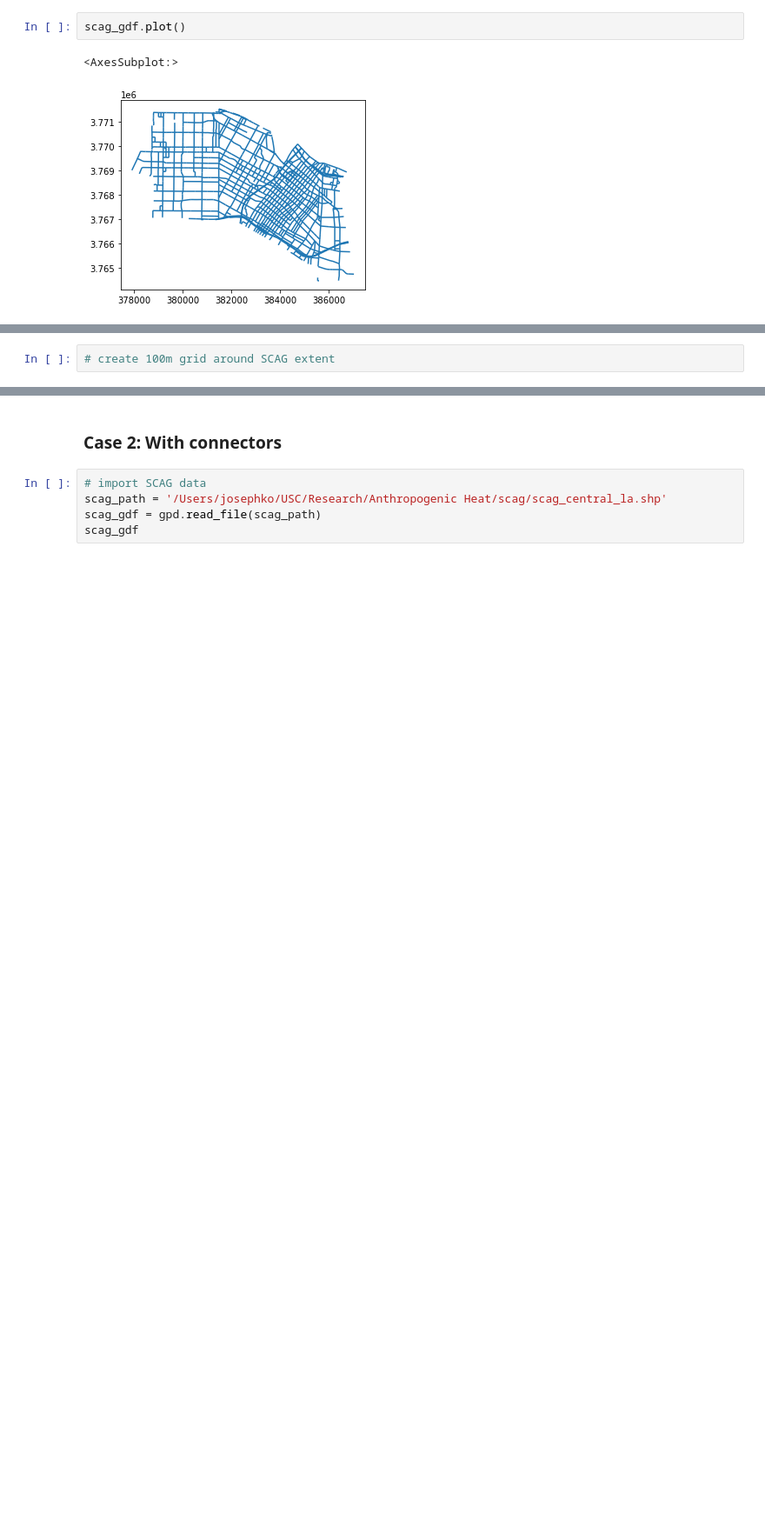
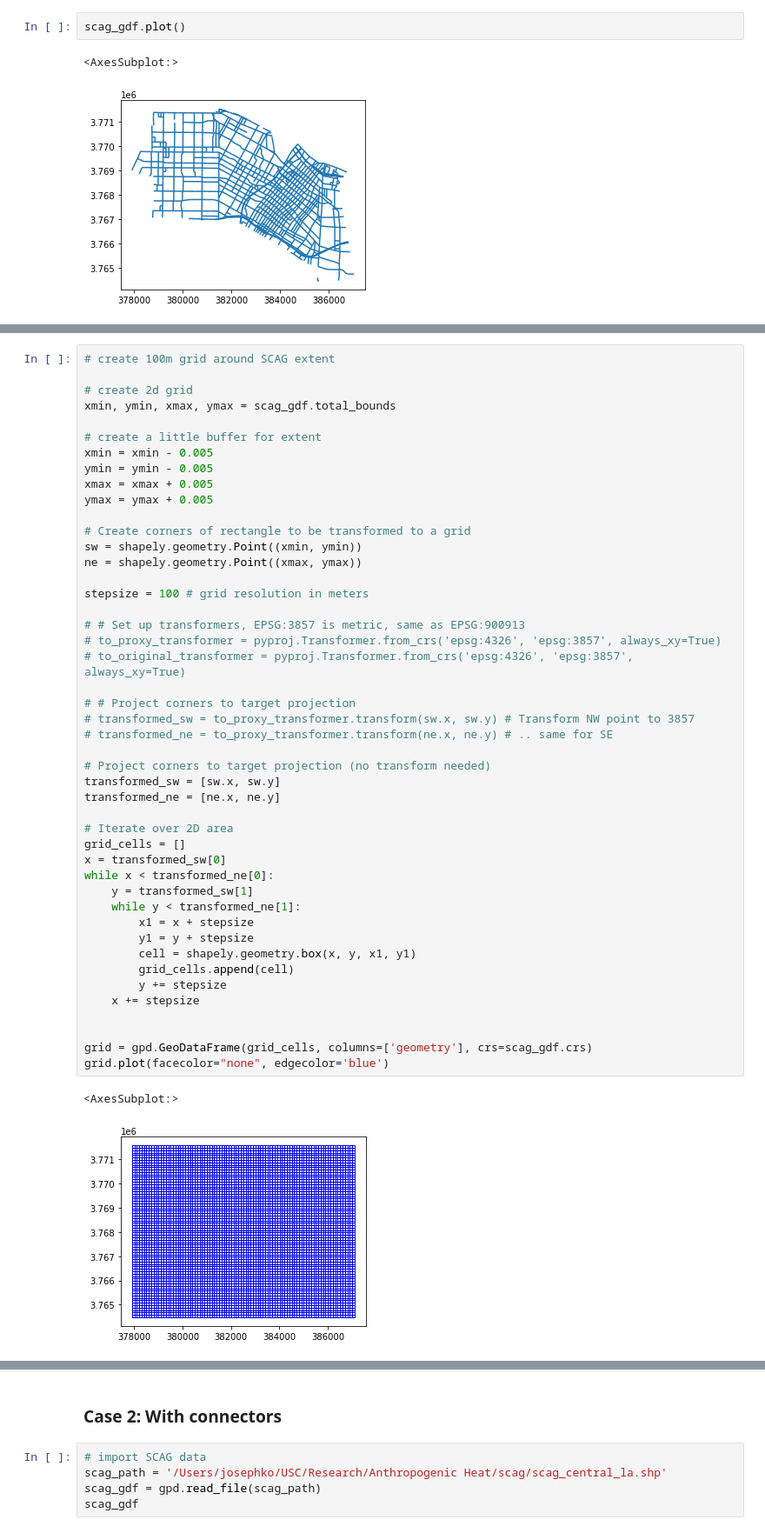
Before and after one commit to josephko91/anthropogenic-heat-la, a Jupyter notebook: traffic.ipynb, the cells around one changed output, grey strips where cells are left out. Shown at 87% size. Saved outputs shown, nothing was run; the diff lists cells and outputs as text; blank space fills up the shorter version.

Commit message:
add grid

```diff
--- a/traffic.ipynb
+++ b/traffic.ipynb
@@ -246,2 +250,49 @@ scag_gdf.plot()
 # %%
 # create 100m grid around SCAG extent
+
+# create 2d grid
+xmin, ymin, xmax, ymax = scag_gdf.total_bounds
+
+# create a little buffer for extent
+xmin = xmin - 0.005
+ymin = ymin - 0.005
+xmax = xmax + 0.005
+ymax = ymax + 0.005
+
+# Create corners of rectangle to be transformed to a grid
+sw = shapely.geometry.Point((xmin, ymin))
+ne = shapely.geometry.Point((xmax, ymax))
+
+stepsize = 100 # grid resolution in meters
+
+# # Set up transformers, EPSG:3857 is metric, same as EPSG:900913
+# to_proxy_transformer = pyproj.Transformer.from_crs('epsg:4326', 'epsg:3857', always_xy=True)
+# to_original_transformer = pyproj.Transformer.from_crs('epsg:4326', 'epsg:3857', always_xy=True)
+
+# # Project corners to target projection
+# transformed_sw = to_proxy_transformer.transform(sw.x, sw.y) # Transform NW point to 3857
+# transformed_ne = to_proxy_transformer.transform(ne.x, ne.y) # .. same for SE
+
+# Project corners to target projection (no transform needed)
+transformed_sw = [sw.x, sw.y]
+transformed_ne = [ne.x, ne.y]
+
+# Iterate over 2D area
+grid_cells = []
+x = transformed_sw[0]
+while x < transformed_ne[0]:
+    y = transformed_sw[1]
+    while y < transformed_ne[1]:
+        x1 = x + stepsize
+        y1 = y + stepsize
+        cell = shapely.geometry.box(x, y, x1, y1)
+        grid_cells.append(cell)
+        y += stepsize
+    x += stepsize
+
+
+grid = gpd.GeoDataFrame(grid_cells, columns=['geometry'], crs=scag_gdf.crs)
+grid.plot(facecolor="none", edgecolor='blue')
+# %% [output]
+<AxesSubplot:>
+[figure, added]
```
Also changed, not shown: parts of 2 cells of this notebook.
